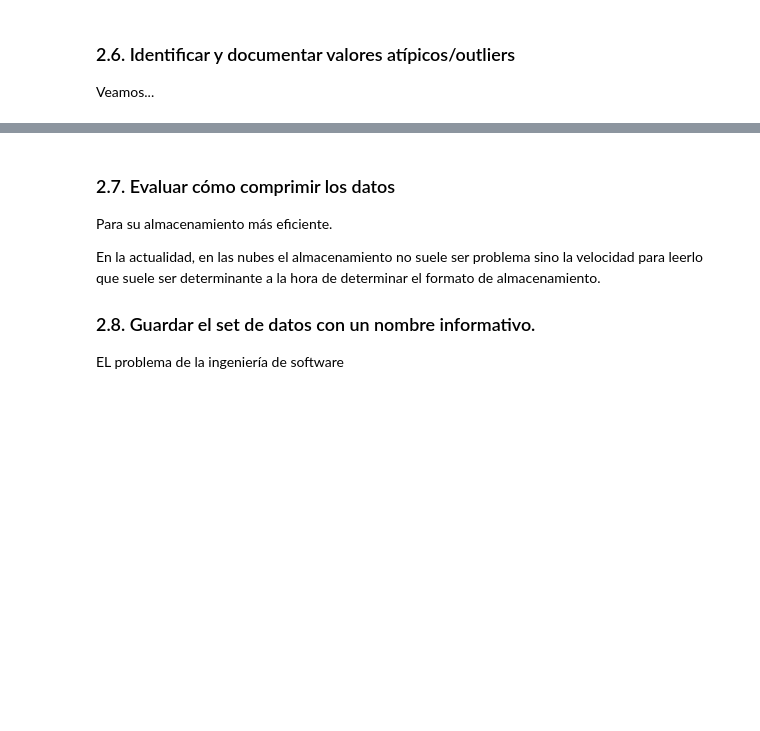
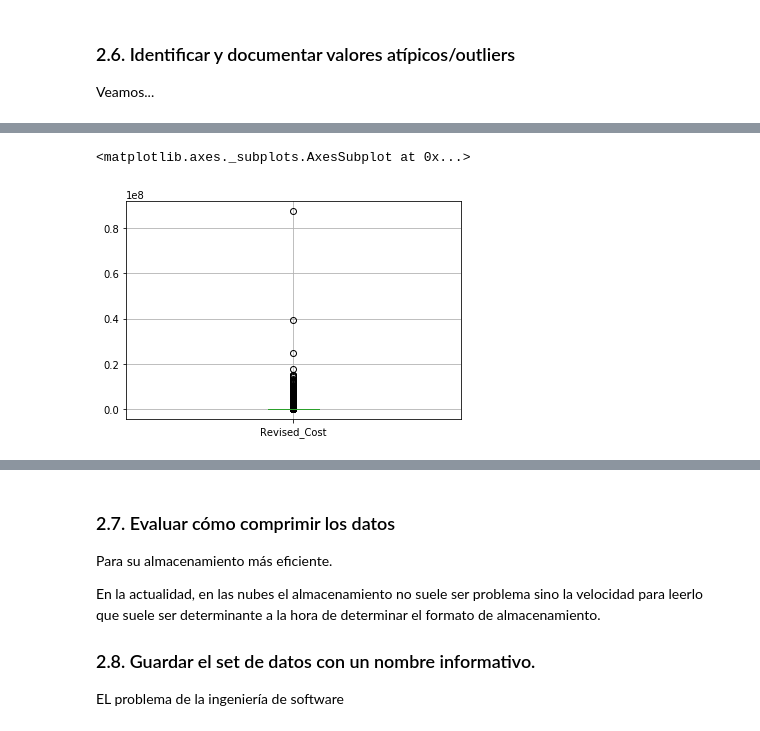
Before and after one commit to renzobechler-zz/diplodatos, a Jupyter notebook: AnalisisYCuracion/Laboratorio.ipynb, the cells around one changed output, grey strips where cells are left out. Cells and saved outputs as stored; diff of their text form; code cells hidden in the pictures; blank space fills up the shorter version.

```diff
--- a/AnalisisYCuracion/Laboratorio.ipynb
+++ b/AnalisisYCuracion/Laboratorio.ipynb
@@ -405,3 +450,8 @@ TypeError: unsupported operand type(s) for +: 'float' and 'method'
+# %%
+SanFrancisco_Building_Permits.drop(outliers.index).boxplot(column='Revised_Cost')
+# %% [output]
+<matplotlib.axes._subplots.AxesSubplot at 0x...>
+[figure, added]
 # %%
 import seaborn as sns
 sns.set_style('whitegrid')
```
Also changed, not shown: parts of 15 cells of this notebook, 3 other files.
